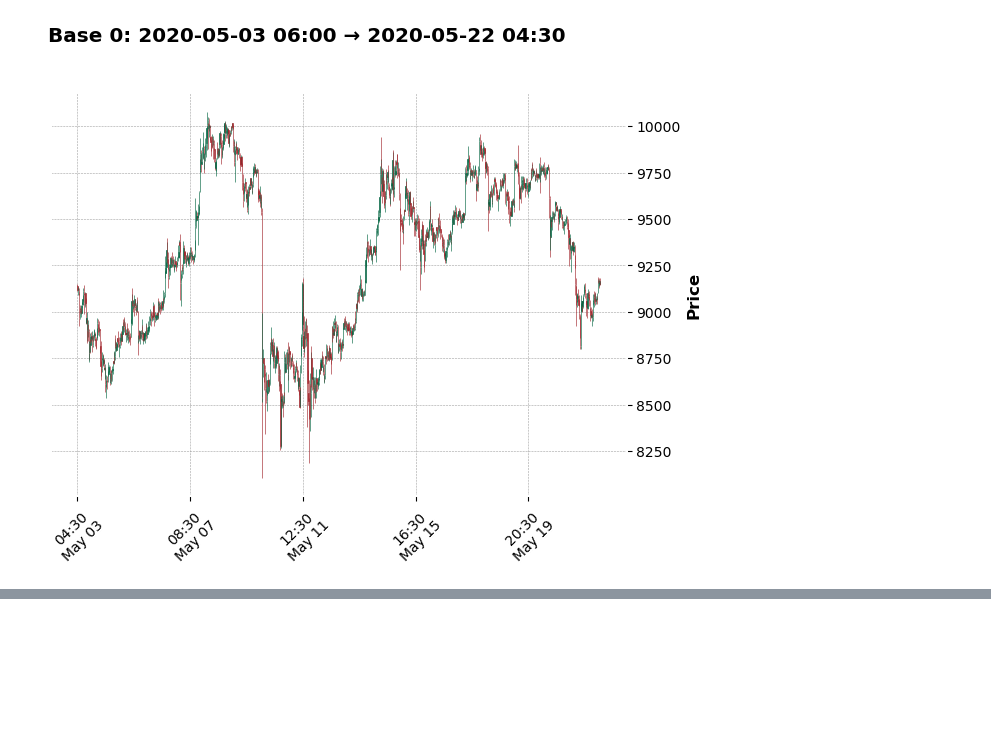
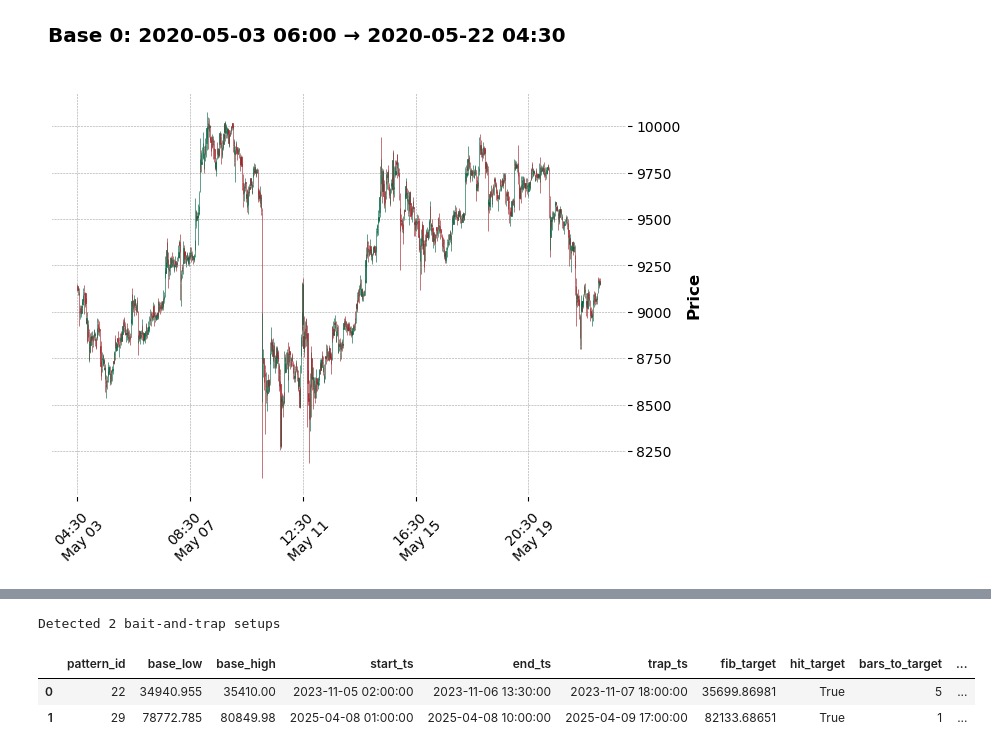
Before and after one commit to SarthakThakur0097/Crypto-analysis, a Jupyter notebook: main.ipynb, the cells around one changed output, grey strips where cells are left out. Saved outputs shown, nothing was run; the diff lists cells and outputs as text; code cells hidden in the pictures; blank space fills up the shorter version.

```diff
--- a/main.ipynb
+++ b/main.ipynb
@@ -872,0 +1311,29 @@ NameError: name 'bases' is not defined
+# %%
+# Reload your data & patterns
+import pandas as pd
+from modules.bait_trap_finder import BaitTrapFinder
+
+df = pd.read_csv('AnalysisResults/BTCUSD_30m_full_features.csv')
+df['timestamp'] = pd.to_datetime(df['date'] + ' ' + df['time_of_day'])
+df.set_index('timestamp', inplace=True)
+df.sort_index(inplace=True)
+
+finder = BaitTrapFinder(
+    lookback_bars     = 6,
+    equal_low_tol     = 0.001,
+    min_pivots        = 2,
+    fake_break_tol    = 0.001,
+    reentry_buffer    = 0.002,
+    max_pullback_bars = 96
+)
+patterns = finder.find_patterns(df)
+
+# Now re‑run the plotting cell from before
+# %%
+print(f"Detected {len(patterns)} bait‑and‑trap setups")
+patterns.head()
+# %% [output]
+Detected 2 bait‑and‑trap setups
+|  | pattern_id | base_low | base_high | start_ts | end_ts | trap_ts | fib_target | hit_target | bars_to_target | ... |
+| 0 | 22 | 34940.955 | 35410.00 | 2023-11-05 02:00:00 | 2023-11-06 13:30:00 | 2023-11-07 18:00:00 | 35699.86981 | True | 5 | ... |
+| 1 | 29 | 78772.785 | 80849.98 | 2025-04-08 01:00:00 | 2025-04-08 10:00:00 | 2025-04-09 17:00:00 | 82133.68651 | True | 1 | ... |
```
Also changed, not shown: parts of 11 cells of this notebook, 9 other files.
